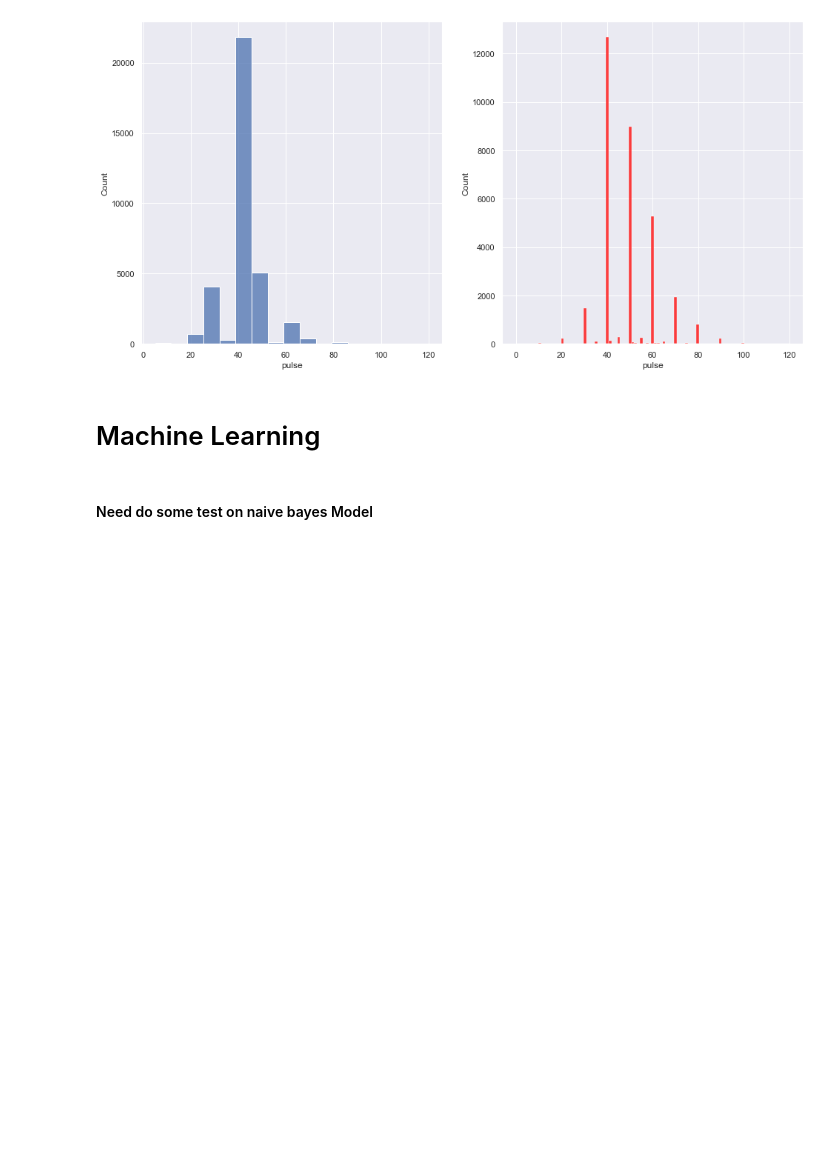
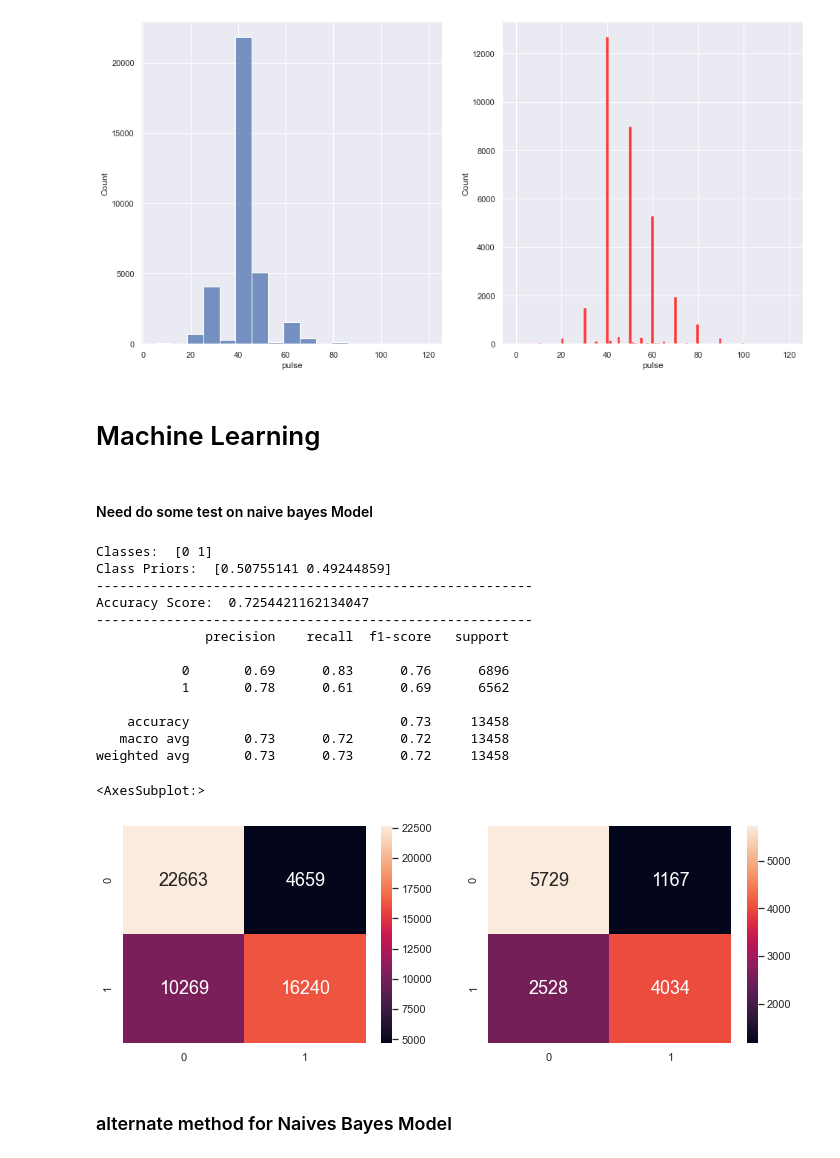
Before and after one commit to LoyChaiEe/miniProject, a Jupyter notebook: IE0005-Project.ipynb, the cells around one changed output. Saved outputs shown, nothing was run; the diff lists cells and outputs as text; code cells hidden in the pictures; blank space fills up the shorter version.

Commit message:
some test conducted on Naive bayes and decision tree model, need check with group do you want to implemnet another model?

```diff
--- a/IE0005-Project.ipynb
+++ b/IE0005-Project.ipynb
@@ -511,2 +591,79 @@ sb.histplot(data=cvd, ax=axes[1], color='red')
 # %% [markdown]
 #### Need do some test on naive bayes Model
+# %%
+X_Gaussian=cleanedData[['years', 'ap_hi', 'ap_lo', 'pulse']].copy() # Gaussian, i.e. continuous
+X_Categorical=cleanedData['cholesterol'].copy() # Categorical, i.e. discrete
+response=cleanedData['cardio'].copy()
+# Combine all four variables into one array
+predictor=np.c_[X_Gaussian, X_Categorical.ravel()]
+
+# Create training and testing samples
+X_train, X_test, y_train, y_test = train_test_split(predictor, response, test_size=0.2)
+
+
+# ----- Fit the two models -----
+# Now use the Gaussian model for continuous independent variable and
+gaussian_model = GaussianNB()
+clf_G = gaussian_model.fit(X_train[:,0:4], y_train)
+# Categorical model for discrete independent variable
+categorical_model = CategoricalNB()
+clf_C = categorical_model.fit(X_train[:,4:5], y_train)
+
+
+# ----- Get probability predictions from each model -----
+# On training data
+G_train_probas = gaussian_model.predict_proba(X_train[:,0:4])
+C_train_probas = categorical_model.predict_proba(X_train[:,4:5])
+# And on testing data
+G_test_probas = gaussian_model.predict_proba(X_test[:,0:4])
+C_test_probas = categorical_model.predict_proba(X_test[:,4:5])
+
+# Combine probability prediction for class=1 from both models into a 2D array
+X_new_train = np.c_[(G_train_probas[:,1], C_train_probas[:,1])] # Train
+X_new_test = np.c_[(G_test_probas[:,1], C_test_probas[:,1])] # Test
+
+
+# ----- Fit Gaussian model on the X_new -----
+model = GaussianNB()
+clf = model.fit(X_new_train, y_train)
+pred_train = model.predict(X_new_train)
+
+# Predict class labels on a test data
+pred_labels = model.predict(X_new_test)
+
+
+# ----- Print results -----
+print('Classes: ', clf.classes_) # class labels known to the classifier
+print('Class Priors: ',clf.class_prior_) # probability of each class.
+# Use score method to get accuracy of model
+print('--------------------------------------------------------')
+score = model.score(X_new_test, y_test)
+print('Accuracy Score: ', score)
+print('--------------------------------------------------------')
+# Look at classification report to evaluate the model
+print(classification_report(y_test, pred_labels))
+
+# Plot the Confusion Matrix for Train and Test
+f, axes = plt.subplots(1, 2, figsize=(12, 4))
+sb.heatmap(confusion_matrix(y_train, pred_train),
+           annot = True, fmt=".0f", annot_kws={"size": 18}, ax = axes[0])
+sb.heatmap(confusion_matrix(y_test, pred_labels),
+           annot = True, fmt=".0f", annot_kws={"size": 18}, ax = axes[1])
+# %% [output]
+Classes:  [0 1]
+Class Priors:  [0.50755141 0.49244859]
+--------------------------------------------------------
+Accuracy Score:  0.7254421162134047
+--------------------------------------------------------
+              precision    recall  f1-score   support
+
+           0       0.69      0.83      0.76      6896
+           1       0.78      0.61      0.69      6562
+
+    accuracy                           0.73     13458
+   macro avg       0.73      0.72      0.72     13458
+weighted avg       0.73      0.73      0.72     13458
+<AxesSubplot:>
+[figure, added]
+# %% [markdown]
+### alternate method for Naives Bayes Model
```
Also changed, not shown: parts of 7 cells of this notebook, 1 other file.
